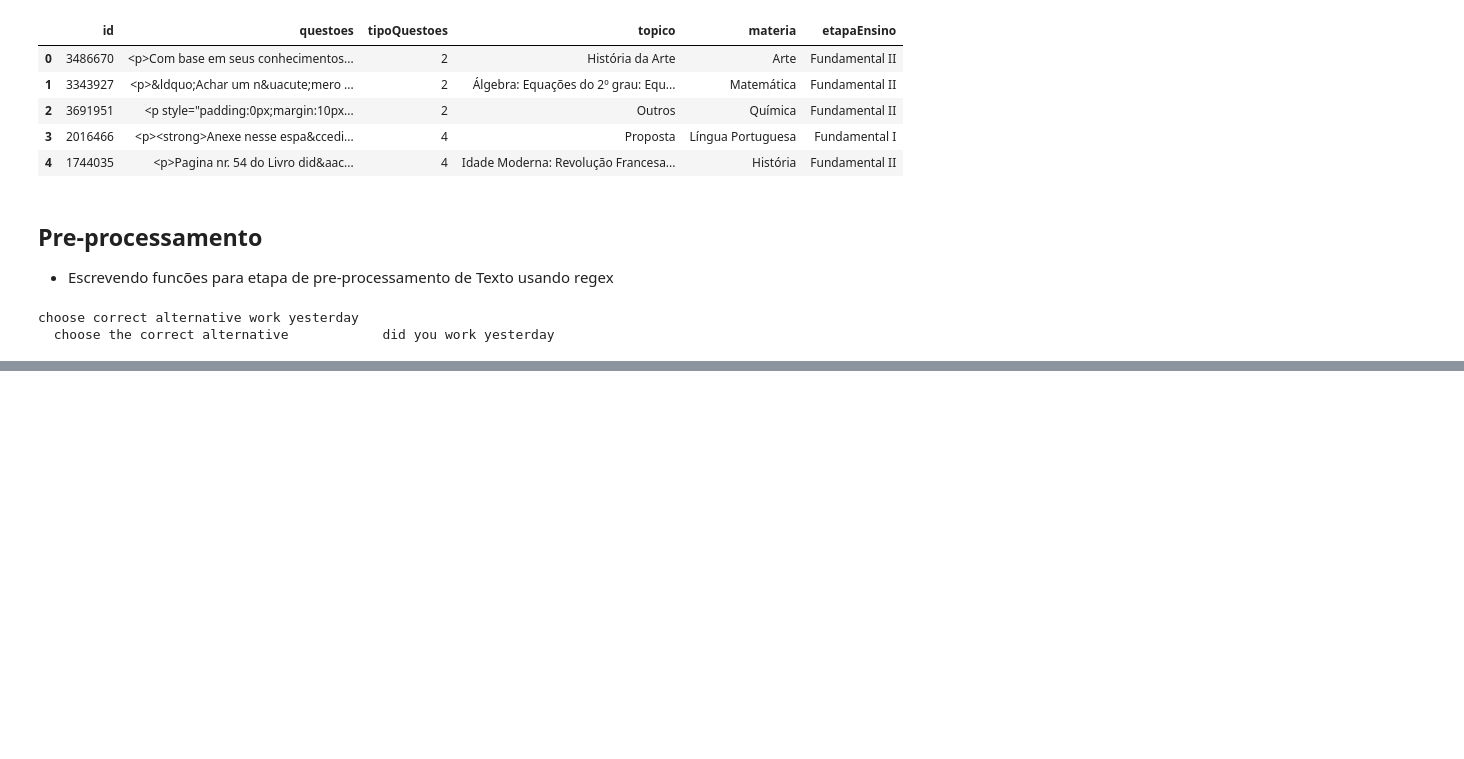
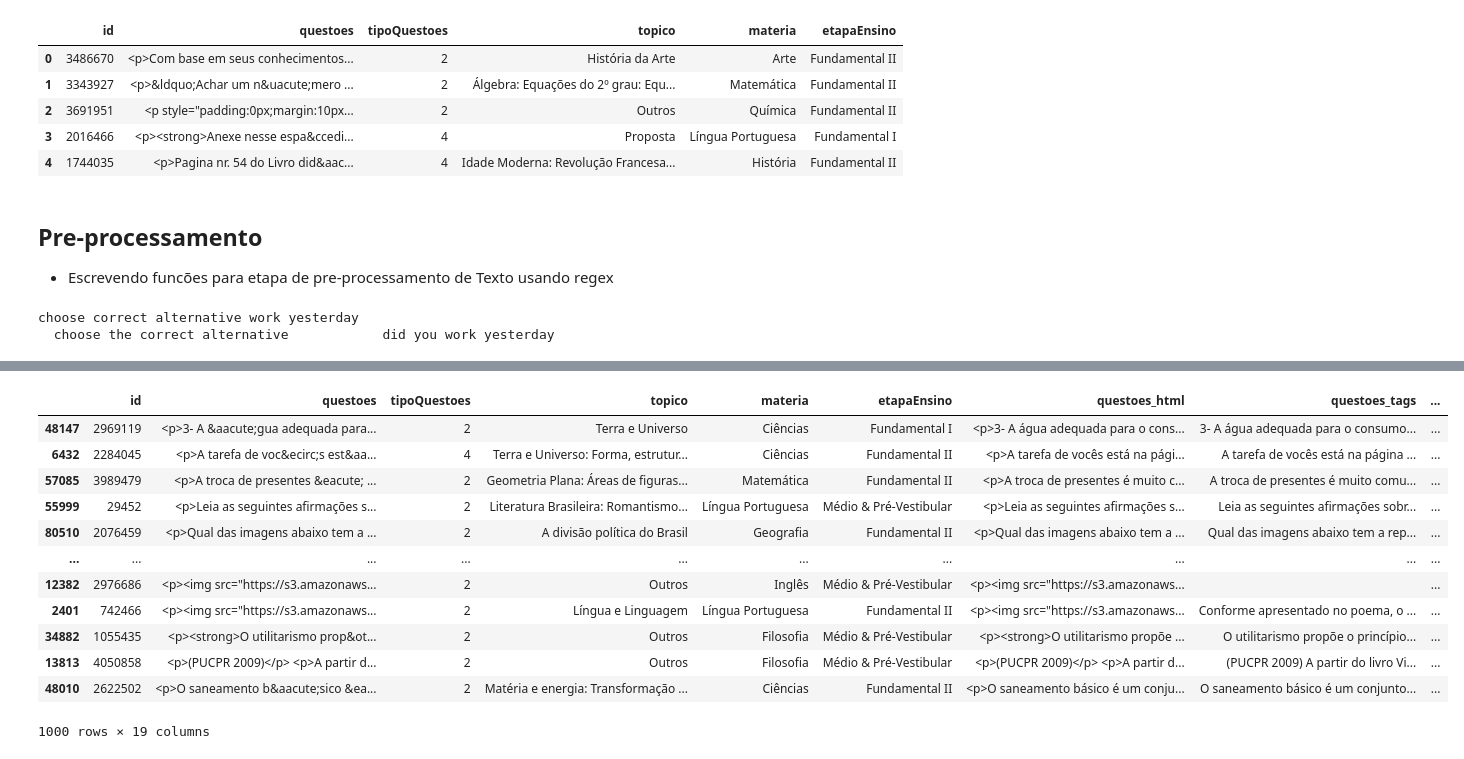
Before and after one commit to LucianoBatista/bncc-classifier, a Jupyter notebook: analysis/notebooks/will_03_03_spacy_process.ipynb, the cells around one changed output, grey strips where cells are left out. Saved outputs shown, nothing was run; the diff lists cells and outputs as text; code cells hidden in the pictures; blank space fills up the shorter version.

```diff
--- a/analysis/notebooks/will_03_03_spacy_process.ipynb
+++ b/analysis/notebooks/will_03_03_spacy_process.ipynb
@@ -231,0 +269,16 @@ plt.xticks(fontsize=20)
+# %%
+data_sample
+# %% [output]
+|  | id | questoes | tipoQuestoes | topico | materia | etapaEnsino | questoes_html | questoes_tags | ... |
+| 48147 | 2969119 | <p>3- A &aacute;gua adequada para... | 2 | Terra e Universo | Ciências | Fundamental I | <p>3- A água adequada para o cons... | 3- A água adequada para o consumo... | ... |
+| 6432 | 2284045 | <p>A tarefa de voc&ecirc;s est&aa... | 4 | Terra e Universo: Forma, estrutur... | Ciências | Fundamental II | <p>A tarefa de vocês está na pági... | A tarefa de vocês está na página ... | ... |
+| 57085 | 3989479 | <p>A troca de presentes &eacute; ... | 2 | Geometria Plana: Áreas de figuras... | Matemática | Fundamental II | <p>A troca de presentes é muito c... | A troca de presentes é muito comu... | ... |
+| 55999 | 29452 | <p>Leia as seguintes afirmações s... | 2 | Literatura Brasileira: Romantismo... | Língua Portuguesa | Médio & Pré-Vestibular | <p>Leia as seguintes afirmações s... | Leia as seguintes afirmações sobr... | ... |
+| 80510 | 2076459 | <p>Qual das imagens abaixo tem a ... | 2 | A divisão política do Brasil | Geografia | Fundamental II | <p>Qual das imagens abaixo tem a ... | Qual das imagens abaixo tem a rep... | ... |
+| ... | ... | ... | ... | ... | ... | ... | ... | ... | ... |
+| 12382 | 2976686 | <p><img src="https://s3.amazonaws... | 2 | Outros | Inglês | Médio & Pré-Vestibular | <p><img src="https://s3.amazonaws... |  | ... |
+| 2401 | 742466 | <p><img src="https://s3.amazonaws... | 2 | Língua e Linguagem | Língua Portuguesa | Fundamental II | <p><img src="https://s3.amazonaws... | Conforme apresentado no poema, o ... | ... |
+| 34882 | 1055435 | <p><strong>O utilitarismo prop&ot... | 2 | Outros | Filosofia | Médio & Pré-Vestibular | <p><strong>O utilitarismo propõe ... | O utilitarismo propõe o princípio... | ... |
+| 13813 | 4050858 | <p>(PUCPR 2009)</p> <p>A partir d... | 2 | Outros | Filosofia | Médio & Pré-Vestibular | <p>(PUCPR 2009)</p> <p>A partir d... | (PUCPR 2009) A partir do livro Vi... | ... |
+| 48010 | 2622502 | <p>O saneamento b&aacute;sico &ea... | 2 | Matéria e energia: Transformação ... | Ciências | Fundamental II | <p>O saneamento básico é um conju... | O saneamento básico é um conjunto... | ... |
+1000 rows × 19 columns
```
Also changed, not shown: parts of 7 cells of this notebook, 1 other file.
